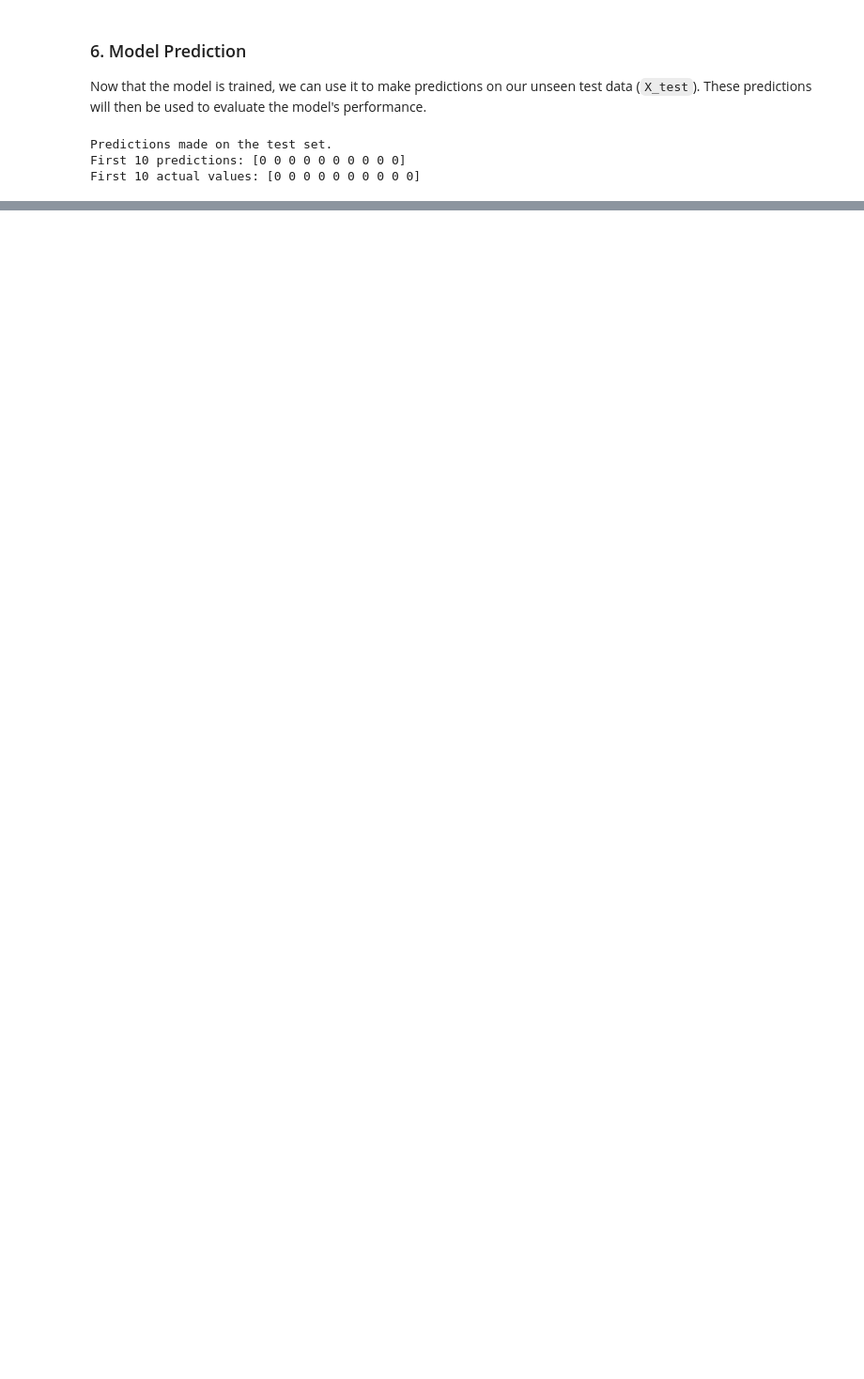
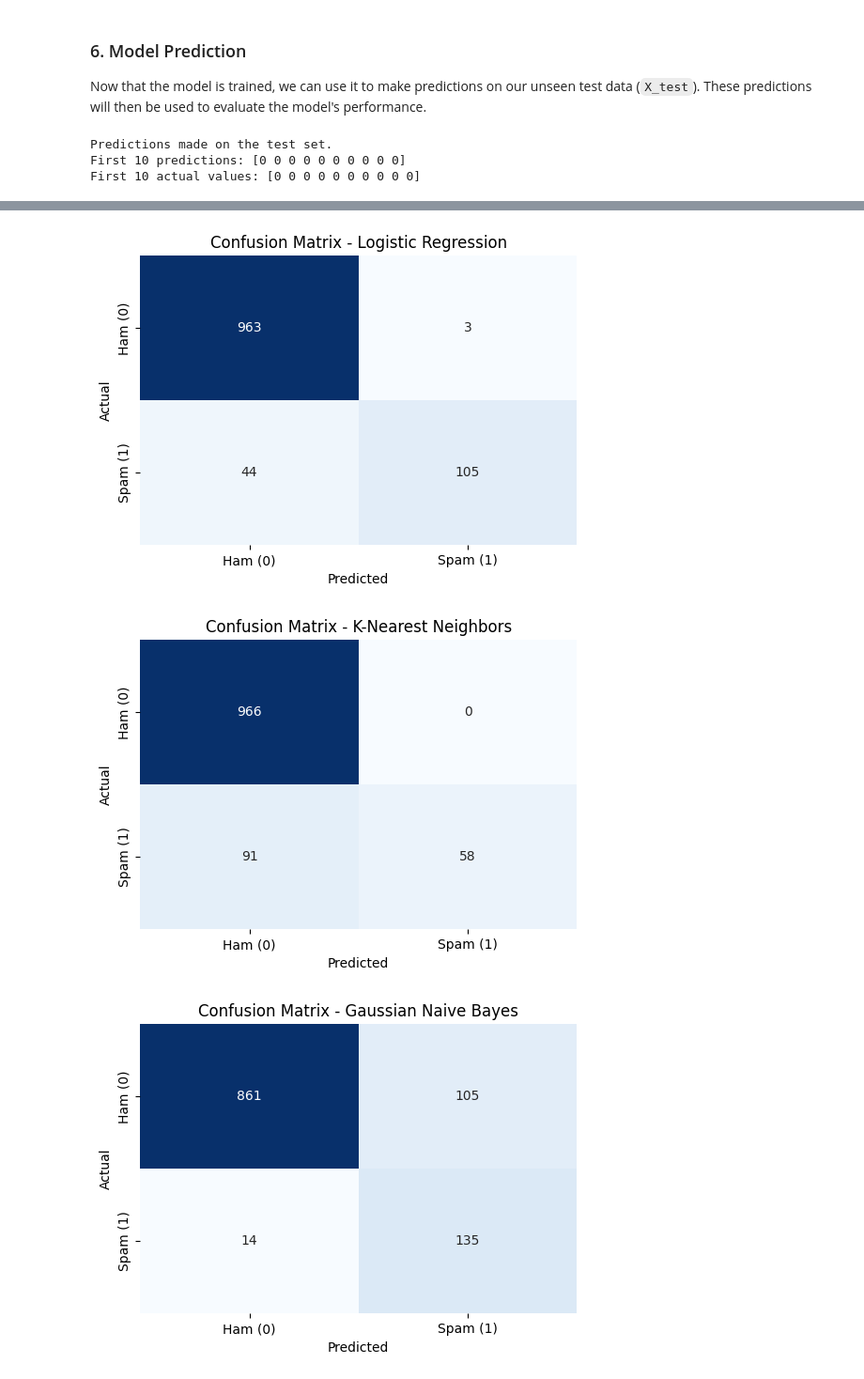
Before and after one commit to ajmainrahman/semi-supervised-learning-project, a Jupyter notebook: SpamvsNon_spamdetection.ipynb, the cells around one changed output, grey strips where cells are left out. Shown at 94% size. Saved outputs shown, nothing was run; the diff lists cells and outputs as text; code cells hidden in the pictures; blank space fills up the shorter version.

```diff
--- a/SpamvsNon_spamdetection.ipynb
+++ b/SpamvsNon_spamdetection.ipynb
@@ -374,0 +1136,29 @@ First 10 actual values: [0 0 0 0 0 0 0 0 0 0]
+# %%
+import seaborn as sns
+import matplotlib.pyplot as plt
+
+# Create a list of tuples with model names and their confusion matrices
+confusion_matrices = [
+    ('Logistic Regression', conf_matrix),
+    ('K-Nearest Neighbors', knn_conf_matrix),
+    ('Gaussian Naive Bayes', gnb_conf_matrix),
+    ('Multinomial Naive Bayes', mnb_conf_matrix),
+    ('Bernoulli Naive Bayes', bnb_conf_matrix),
+    ('Linear SVM', linear_svm_conf_matrix),
+    ('Kernel SVM', kernel_svm_conf_matrix),
+    ('Perceptron', perceptron_conf_matrix)
+]
+
+# Iterate through the list and plot each confusion matrix as a heatmap
+for model_name, cm in confusion_matrices:
+    plt.figure(figsize=(6, 4)) # Adjust figure size for better readability
+    sns.heatmap(cm, annot=True, fmt='d', cmap='Blues', cbar=False,
+                xticklabels=['Ham (0)', 'Spam (1)'], yticklabels=['Ham (0)', 'Spam (1)'])
+    plt.title(f'Confusion Matrix - {model_name}')
+    plt.xlabel('Predicted')
+    plt.ylabel('Actual')
+    plt.show()
+# %% [output]
+[figure, added]
+[figure, added]
+[figure, added]
```
Also changed, not shown: parts of 87 cells of this notebook.
